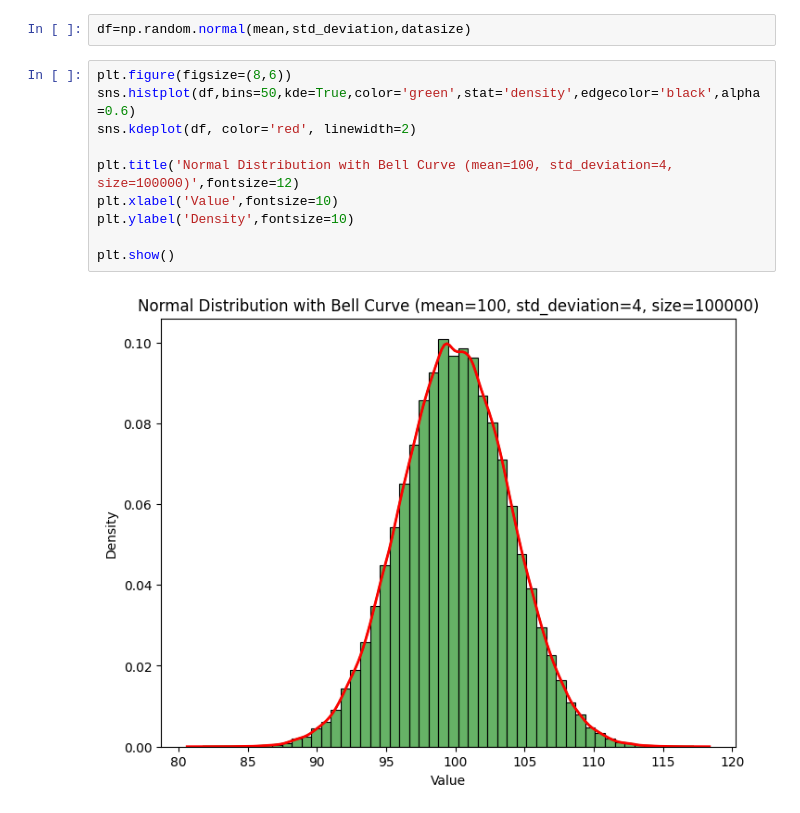
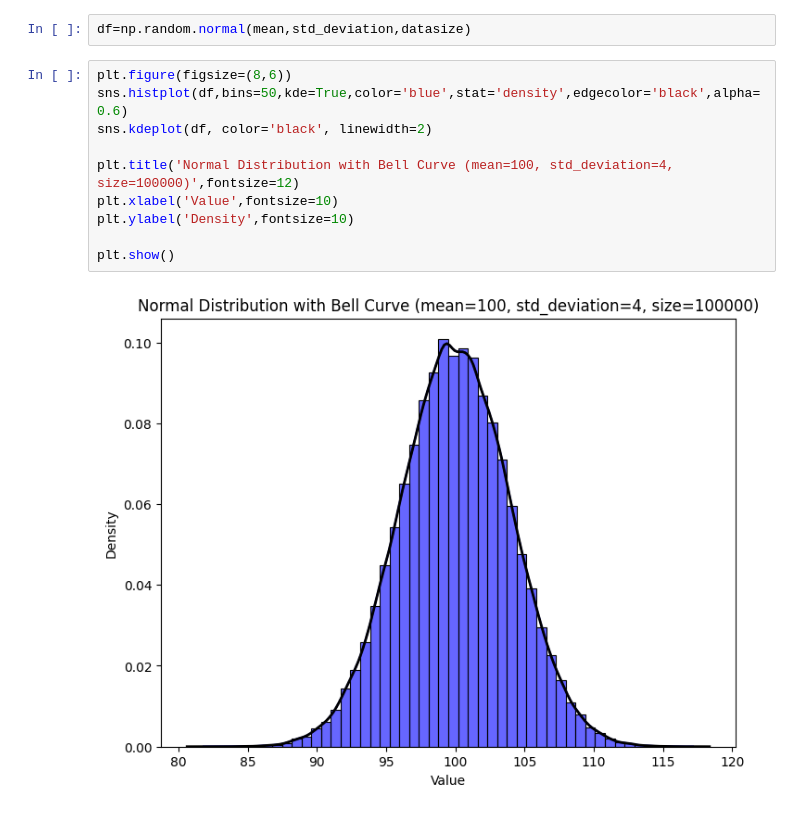
Before and after one commit to PrathameshMahore/FODS-Codes, a Jupyter notebook: FODSassign4.ipynb, the cells around one changed output. Saved outputs shown, nothing was run; the diff lists cells and outputs as text.

```diff
--- a/FODSassign4.ipynb
+++ b/FODSassign4.ipynb
@@ -16,13 +16,13 @@ datasize=100000
 df=np.random.normal(mean,std_deviation,datasize)
 # %%
 plt.figure(figsize=(8,6))
-sns.histplot(df,bins=50,kde=True,color='green',stat='density',edgecolor='black',alpha=0.6)
-sns.kdeplot(df, color='red', linewidth=2)
+sns.histplot(df,bins=50,kde=True,color='blue',stat='density',edgecolor='black',alpha=0.6)
+sns.kdeplot(df, color='black', linewidth=2)
 
 plt.title('Normal Distribution with Bell Curve (mean=100, std_deviation=4, size=100000)',fontsize=12)
 plt.xlabel('Value',fontsize=10)
 plt.ylabel('Density',fontsize=10)
 
 plt.show()
 # %% [output]
-[figure, old version]
+[figure, new version]
```
